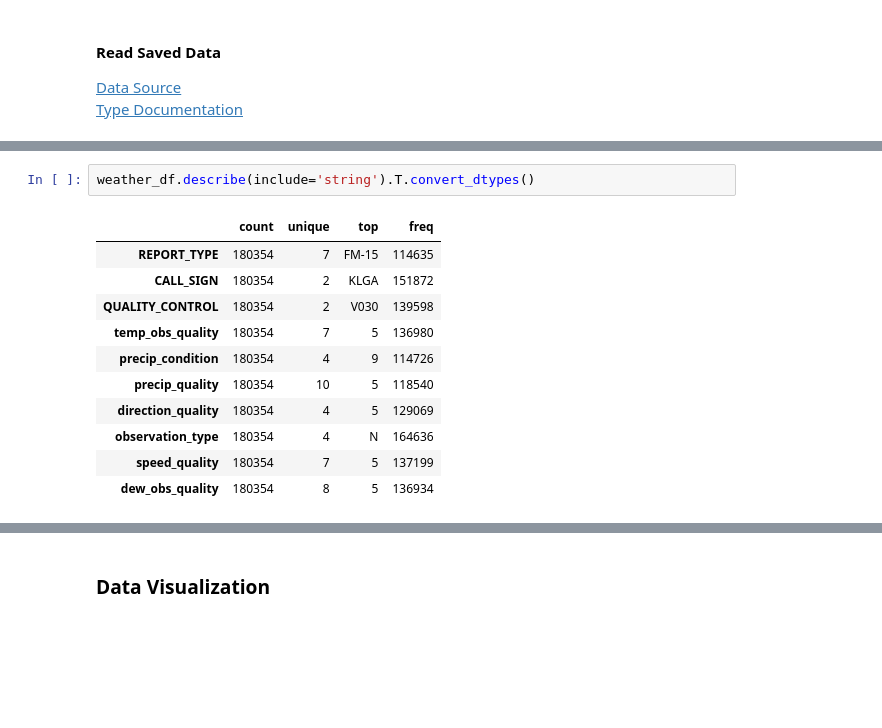
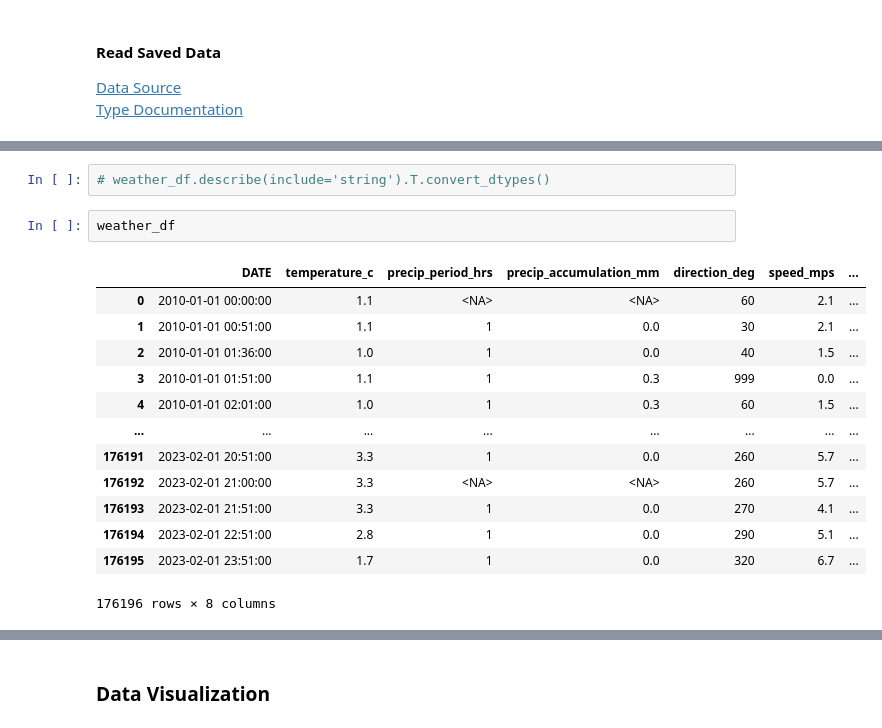
Before and after one commit to jamorr/Capstone, a Jupyter notebook: src/weather_analysis.ipynb, the cells around one changed output, grey strips where cells are left out. Drawn from its saved outputs; the diff is of its cells as text; blank space fills up the shorter version.

Commit message:
updated weather

```diff
--- a/src/weather_analysis.ipynb
+++ b/src/weather_analysis.ipynb
@@ -120,17 +128,21 @@ weather_df.describe().T.convert_dtypes()
 # %%
-weather_df.describe(include='string').T.convert_dtypes()
+# weather_df.describe(include='string').T.convert_dtypes()
-# %% [output]
-|  | count | unique | top | freq |
-| REPORT_TYPE | 180354 | 7 | FM-15 | 114635 |
-| CALL_SIGN | 180354 | 2 | KLGA | 151872 |
-| QUALITY_CONTROL | 180354 | 2 | V030 | 139598 |
-| temp_obs_quality | 180354 | 7 | 5 | 136980 |
-| precip_condition | 180354 | 4 | 9 | 114726 |
-| precip_quality | 180354 | 10 | 5 | 118540 |
-| direction_quality | 180354 | 4 | 5 | 129069 |
-| observation_type | 180354 | 4 | N | 164636 |
-| speed_quality | 180354 | 7 | 5 | 137199 |
-| dew_obs_quality | 180354 | 8 | 5 | 136934 |
+# %%
+weather_df
+# %% [output]
+|  | DATE | temperature_c | precip_period_hrs | precip_accumulation_mm | direction_deg | speed_mps | ... |
+| 0 | 2010-01-01 00:00:00 | 1.1 | <NA> | <NA> | 60 | 2.1 | ... |
+| 1 | 2010-01-01 00:51:00 | 1.1 | 1 | 0.0 | 30 | 2.1 | ... |
+| 2 | 2010-01-01 01:36:00 | 1.0 | 1 | 0.0 | 40 | 1.5 | ... |
+| 3 | 2010-01-01 01:51:00 | 1.1 | 1 | 0.3 | 999 | 0.0 | ... |
+| 4 | 2010-01-01 02:01:00 | 1.0 | 1 | 0.3 | 60 | 1.5 | ... |
+| ... | ... | ... | ... | ... | ... | ... | ... |
+| 176191 | 2023-02-01 20:51:00 | 3.3 | 1 | 0.0 | 260 | 5.7 | ... |
+| 176192 | 2023-02-01 21:00:00 | 3.3 | <NA> | <NA> | 260 | 5.7 | ... |
+| 176193 | 2023-02-01 21:51:00 | 3.3 | 1 | 0.0 | 270 | 4.1 | ... |
+| 176194 | 2023-02-01 22:51:00 | 2.8 | 1 | 0.0 | 290 | 5.1 | ... |
+| 176195 | 2023-02-01 23:51:00 | 1.7 | 1 | 0.0 | 320 | 6.7 | ... |
+176196 rows × 8 columns
 # %%
 for c in weather_df.select_dtypes('string').columns:
     print(c)
```
Also changed, not shown: parts of 4 cells of this notebook, 2 other files.
